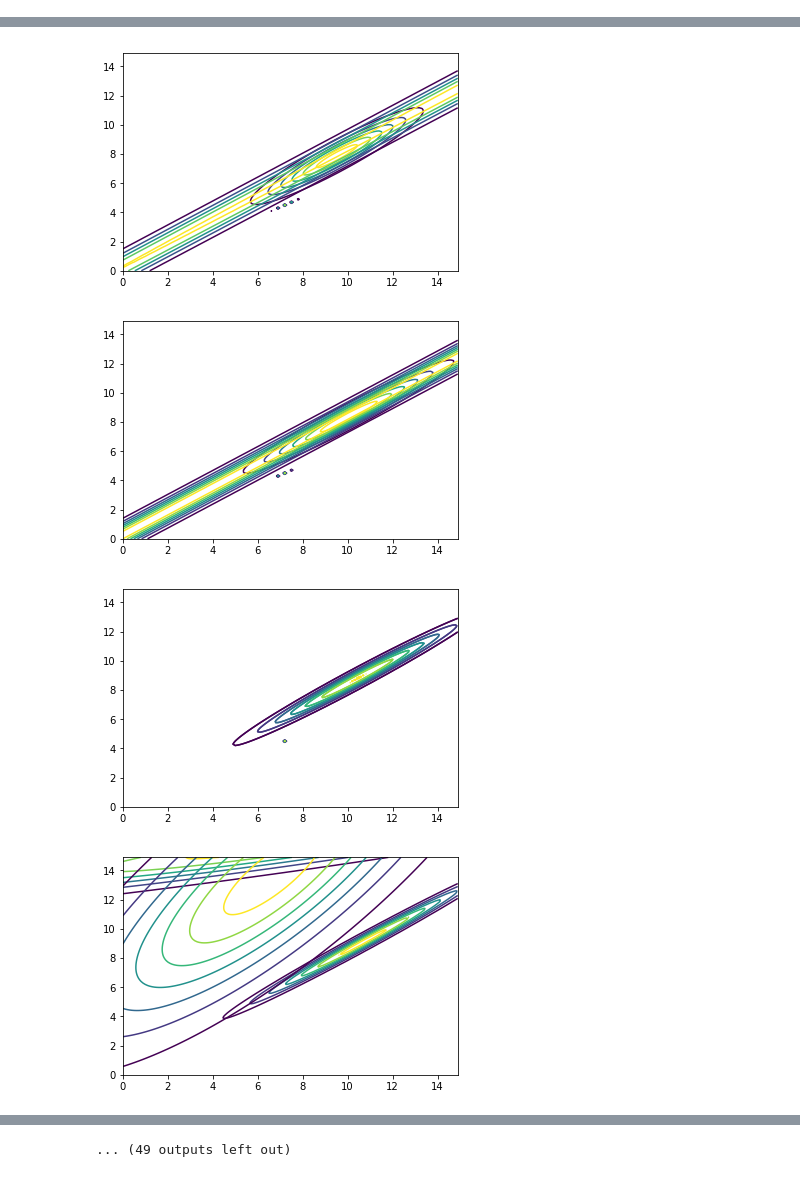
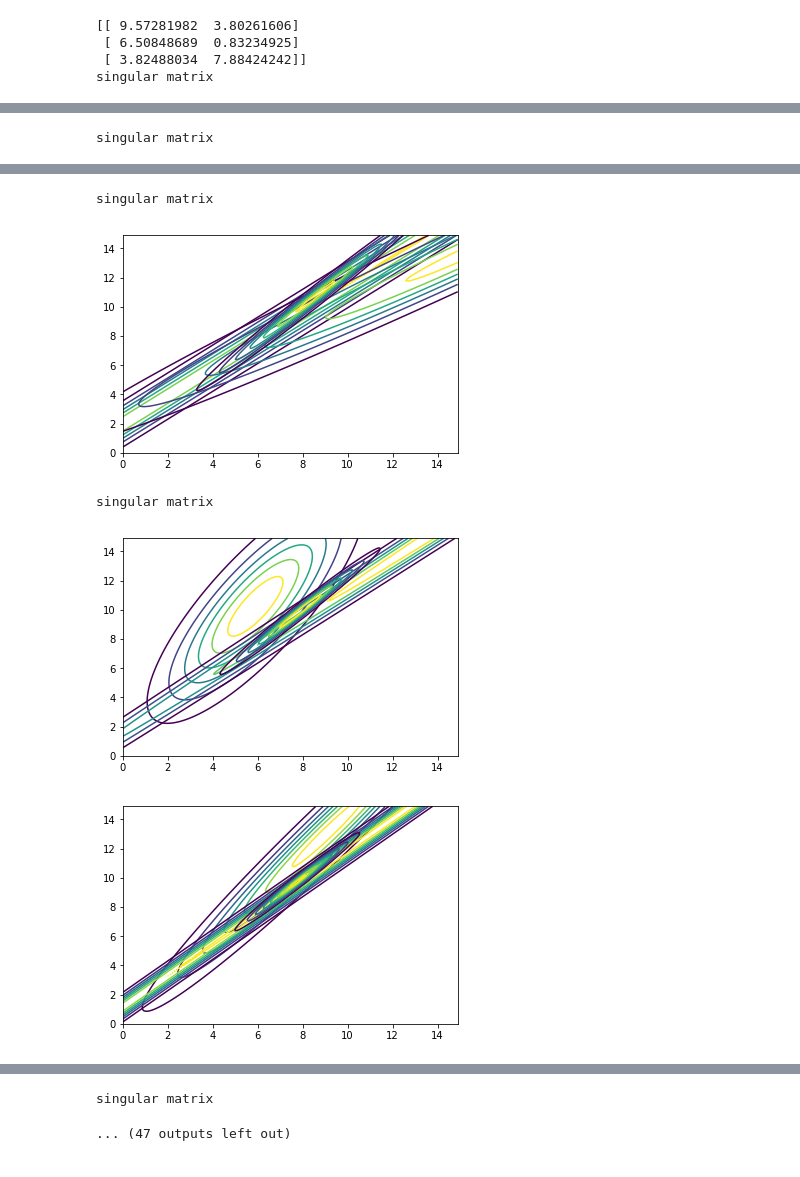
Before and after one commit to hatzel/machine-learning, a Jupyter notebook: 06/06.ipynb, the cells around one changed output, grey strips where cells are left out. Saved outputs shown, nothing was run; the diff lists cells and outputs as text; code cells hidden in the pictures.

```diff
--- a/06/06.ipynb
+++ b/06/06.ipynb
@@ -8,37 +8,38 @@ from numpy.random import multivariate_normal as random_gauss
 from scipy.stats import multivariate_normal
 from scipy import random, linalg
 # %%
+def generate_mean():
+    return random.rand(2,) * 10
+
+def generate_covariance():
+    random_matrix = random.rand(2, 2) * 10
+    return np.dot(random_matrix, random_matrix.transpose())
+
 x = []
 y = []
 distributions = []
 colors = ["red", "blue", "green"]
-covs = [
-    [[1, 0.5], [0.5,  1]],
-    [[1, 0.3], [0.3,  1]],
-    [[1, 0], [0,  1]]
-]
+covs = [generate_covariance() for _ in range(3)]
 for (x, y), cov in zip([random.rand(2,) * 10 for _ in range(3)], covs):
     distributions.append(random_gauss((x, y), cov, 100))
 
+samples = np.concatenate(distributions)
+
+# plot samples
 for d, c in zip(distributions, colors):
     plt.scatter(d[:,0], d[:,1], color=c)
 plt.show()
 
 phi = [1/3] * 3
-mu = [(0, 0), (0.7, 1), (1, 0.5)] #TODO: actual random data
-
-def generate_covariance():
-    random_matrix = random.rand(2, 2) * 10
-    return np.dot(random_matrix, random_matrix.transpose())
+mu = [generate_mean() for _ in range(3)]
 
 sigma = []
 for _ in range(len(phi)):
     sigma.append(generate_covariance())
 
-samples = np.concatenate(distributions)
 
 weights = np.zeros((len(phi), len(samples)))
-for _ in range(100):
+for iteration in range(100):
     # e-step
     for j in range(len(phi)):
         rv = multivariate_normal(mu[j], sigma[j])
@@ -63,11 +64,11 @@ for _ in range(100):
         try:
             rv = multivariate_normal(mu[j], sigma[j])
         except np.linalg.LinAlgError as e:
-            print()
-            mu[j] = random.rand(2,) * 10
+            print(e)
+            mu[j] = generate_mean()
             sigma[j] = generate_covariance()
 
 
-        plt.contour(x, y, rv.pdf(pos))
+        if iteration % 2 == 0: plt.contour(x, y, rv.pdf(pos))
     plt.show()
 # %% [output]
@@ -74,0 +76,4 @@ for _ in range(100):
+[[ 9.57281982  3.80261606]
+ [ 6.50848689  0.83234925]
+ [ 3.82488034  7.88424242]]
+singular matrix
@@ -75,0 +81 @@ for _ in range(100):
+singular matrix
@@ -78,4 +84,5 @@ for _ in range(100):
+singular matrix
-[figure, old version]
+[figure, new version]
+singular matrix
-[figure, old version]
+[figure, new version]
-[figure, old version]
+[figure, new version]
-[figure, removed]
@@ -86 +89,2 @@ for _ in range(100):
-... (49 outputs left out)
+singular matrix
+... (47 outputs left out)
```
Also changed, not shown: parts of 1 cell of this notebook.
